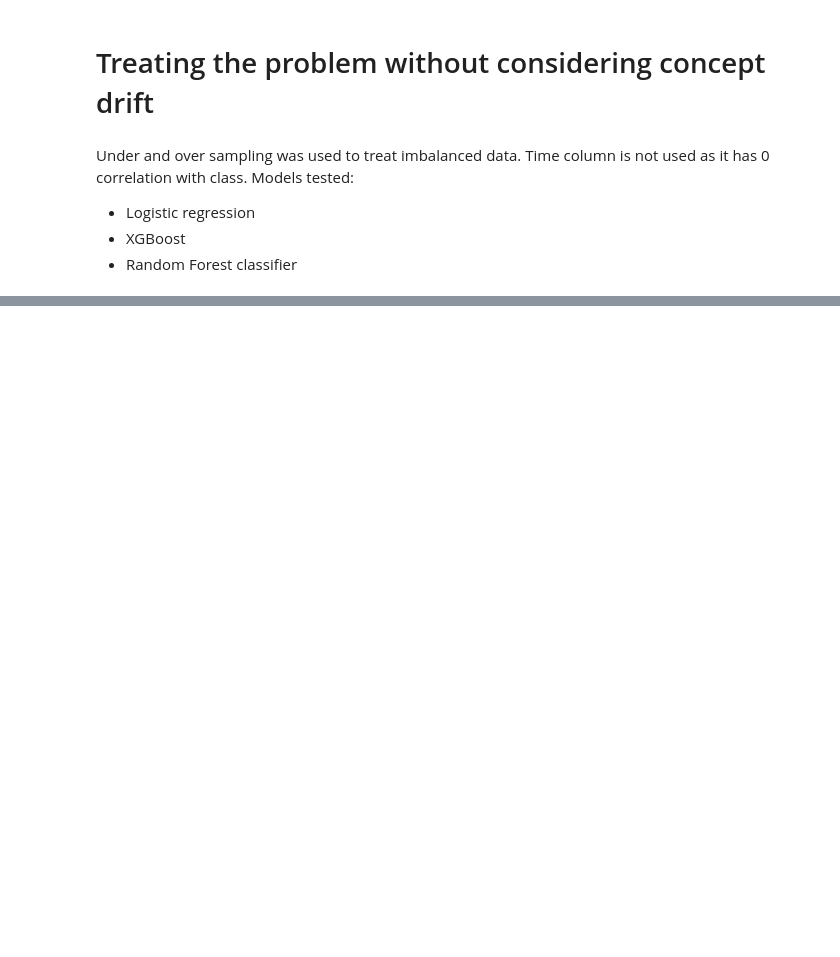
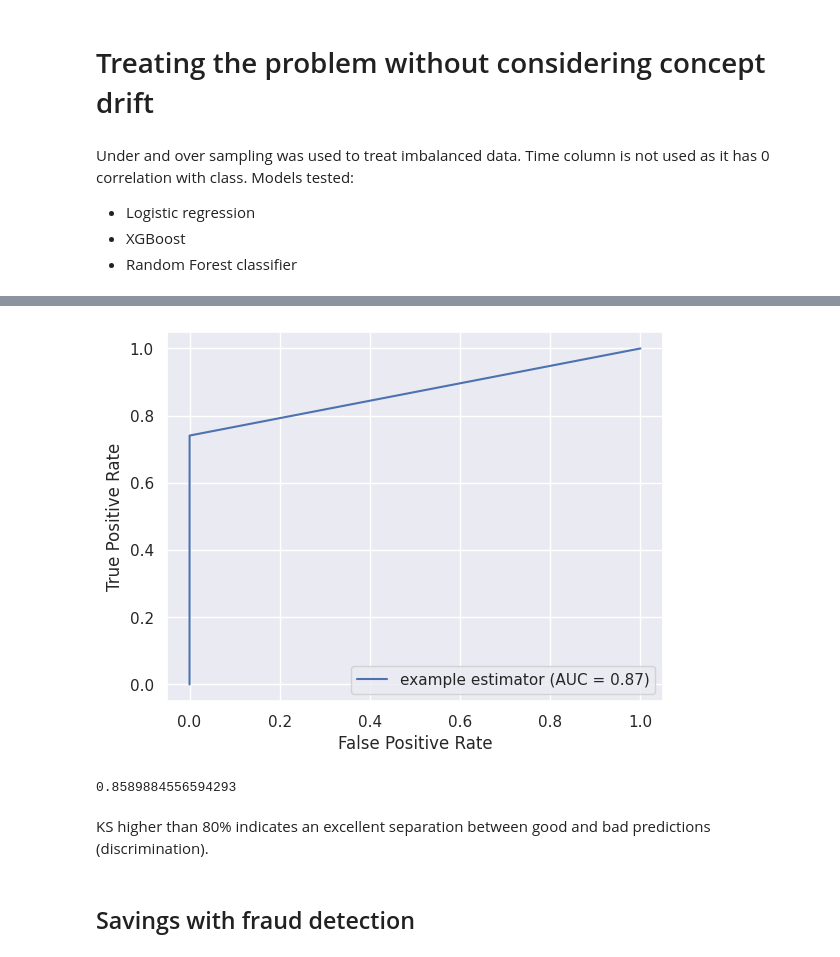
Before and after one commit to ltrafael/credit_fraud_detection, a Jupyter notebook: Credit_and_fraud.ipynb, the cells around one changed output, grey strips where cells are left out. Cells and saved outputs as stored; diff of their text form; code cells hidden in the pictures; blank space fills up the shorter version.

```diff
--- a/Credit_and_fraud.ipynb
+++ b/Credit_and_fraud.ipynb
@@ -221,9 +246,14 @@ Under and over sampling was used to treat imbalanced data. Time column is not us
 # %%
+def sampling(yb):
+  return {0: 20_000, 1: len(yb[yb == 1])}
+
 # scalers and samplers
 scaler = RobustScaler()
+smote = SMOTE(sampling_strategy=692/199_654)
 tomek = TomekLinks() # tomek links for undersampling
-st = SMOTETomek(tomek=tomek)
-und = RandomUnderSampler(random_state=101) # same amount for both classes
+st = SMOTETomek(tomek=tomek, smote=smote, n_jobs=-1)
+# fixed amount of instances
+und = RandomUnderSampler(sampling_strategy=sampling, random_state=101)
 
 models = [LogisticRegression(solver='liblinear'), XGBClassifier(), RandomForestClassifier()]
 
@@ -237,16 +267,16 @@ for model in models:
 
   pipe = Pipeline(steps=steps)
 
-  X = df.drop(['time', 'class'], axis=1)
-  y = df['class']
+  X = df_train.drop(['time', 'class'], axis=1)
+  y = df_train['class']
 
-  cv = cross_validate(pipe, X, y, cv=3, n_jobs=-1, scoring=['accuracy', 'precision_micro', 'recall_micro', 'f1_micro'])
+  cv = cross_validate(pipe, X, y, cv=3, n_jobs=-1, scoring=['accuracy', 'precision_weighted', 'recall_weighted', 'f1_weighted'])
 
   print(model)
-  print('accuracy:', round(cv['test_accuracy'].mean(), 2))
-  print('precision:', round(cv['test_precision_micro'].mean(), 2))
-  print('recall:', round(cv['test_recall_micro'].mean(), 2))
-  print('f1:', round(cv['test_f1_micro'].mean(), 2))
+  print('accuracy:', round(cv['test_accuracy'].mean(), 5))
+  print('precision:', round(cv['test_precision_weighted'].mean(), 5))
+  print('recall:', round(cv['test_recall_weighted'].mean(), 5))
+  print('f1:', round(cv['test_f1_weighted'].mean(), 5))
   print ()
 # %% [output]
 LogisticRegression(solver='liblinear')
@@ -254,0 +338,8 @@ KeyError: 'test_precision'
+# %%
+# probability predictions
+y_prob = rf.predict_proba(X_test)
+model_data = pd.DataFrame({'time': df_test['time'], 'amount': df_test['amount'], 'true_label': y_test, 'pred_label': y_res,
+                           'prob_0': [i[0] for i in y_prob], 'prob_1': [i[1] for i in y_prob]}).reset_index(drop=True)
+
+print(model_data.shape)
+model_data.head()
@@ -254,0 +372,33 @@ KeyError: 'test_precision'
+# %%
+# ROC curve
+fpr, tpr, thresholds = roc_curve(model_data['true_label'], model_data['pred_label'])
+roc_auc = auc(fpr, tpr)
+display = RocCurveDisplay(fpr=fpr, tpr=tpr, roc_auc=roc_auc,
+                                   estimator_name='example estimator')
+display.plot();
+# %% [output]
+[figure, added]
+# %%
+# Kolmogorov-Smirnov
+def ks(data):
+    df_sorted = data.sort_values(by='prob_1', ascending=False)
+
+    # cumulative percentages
+    df_sorted['cum_pos'] = np.cumsum(df_sorted['true_label']) / np.sum(df_sorted['true_label'])
+    df_sorted['cum_neg'] = np.cumsum(1 - df_sorted['true_label']) / np.sum(1 - df_sorted['true_label'])
+
+    # maximum KS
+    df_sorted['ks'] = np.abs(df_sorted['cum_pos'] - df_sorted['cum_neg'])
+    max_ks = df_sorted['ks'].max()
+
+    return max_ks
+
+rf_ks = ks(model_data)
+rf_ks
+# %% [output]
+0.8589884556594293
+# %% [markdown]
+KS higher than 80% indicates an excellent separation between good and bad predictions (discrimination).
+# %% [markdown]
+
+## Savings with fraud detection
```
Also changed, not shown: parts of 21 cells of this notebook.
